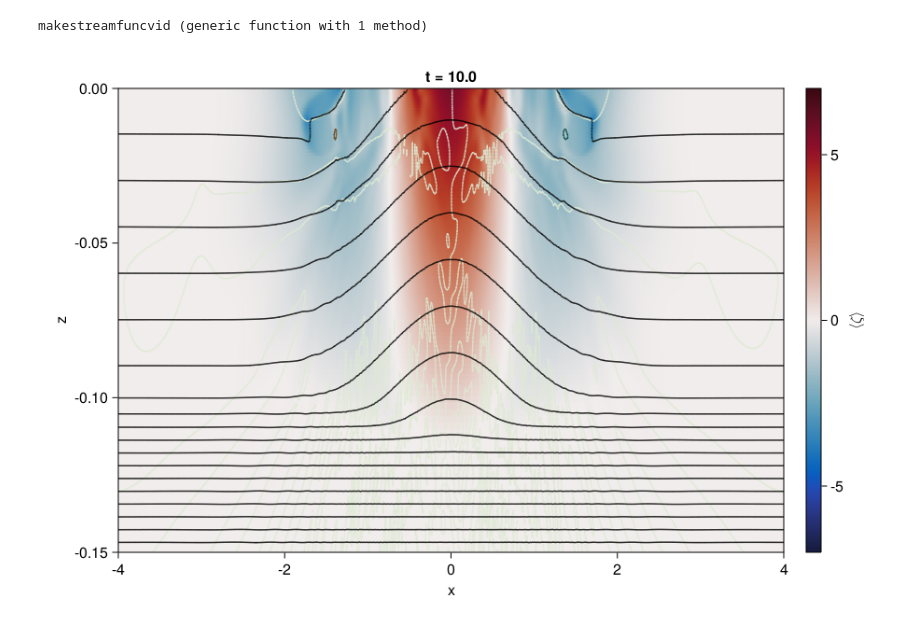
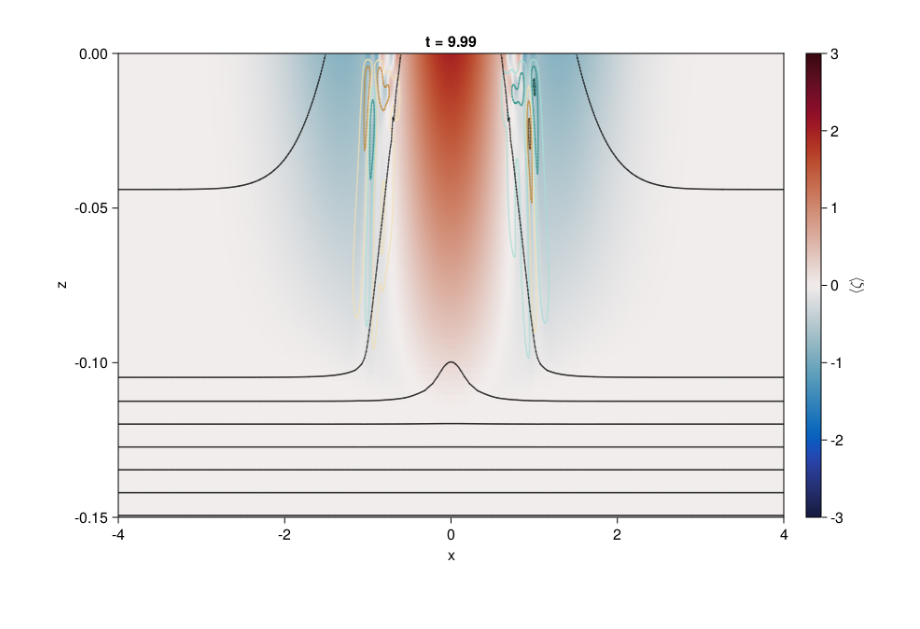
Before and after one commit to erin-atkinson/filament-instability, a Jupyter notebook: DefaultVideo.ipynb, the cells around one changed output. Drawn from its saved outputs; the diff is of its cells as text; code cells hidden in the pictures.

```diff
--- a/DefaultVideo.ipynb
+++ b/DefaultVideo.ipynb
@@ -9,6 +11,7 @@ using ZipFile
 runname = "default"
 @inline function makestreamfuncvid(runname)
     foldername = "../scratch/filament-instability/$runname"
+    qRifilename = "qRi.jld2"
     filename = "down_front_mean.jld2"
     frames, grid = jldopen("$foldername/$filename") do file
         keys(file["timeseries/t"]), file["serialized/grid"]
@@ -26,11 +29,11 @@ runname = "default"
         bᶜᶜᶠ = cumsum(wᶜᶜᶠ .* Δx; dims=1)
         aᶜᶜᶜ = (circshift(aᶠᶜᶜ, (-1, 0)) .+ aᶠᶜᶜ) / 2
         bᶜᶜᶜ = (bᶜᶜᶠ[:, 1:end-1] .+ bᶜᶜᶠ[:, 2:end]) ./ 2
-        return aᶜᶜᶜ .+ bᶜᶜᶜ
+        return -aᶜᶜᶜ .+ bᶜᶜᶜ
     end
 
     file = jldopen("$foldername/$filename")
-
+    #qRifile = jldopen("$foldername/$qRifilename")
 
     n = Observable(101)
 
@@ -44,47 +47,46 @@ runname = "default"
     w = @lift file["timeseries/w_dfm/$($frame)"][:, 1, :]
 
     b = @lift file["timeseries/b_dfm/$($frame)"][:, 1, :]
+    σ=3
+    # Get the secondary cirulation streamfunction
+    ψ = @lift imfilter(ψᶜᶜᶜ($u, $w, xᶜᵃᵃ, xᶠᵃᵃ, zᵃᵃᶜ, zᵃᵃᶠ), gaussian((σ, 0), (4σ+1, 5)), "circular")
+    # Vorticity
 
-    # Get the secondary cirulation streamfunction
-    ψ = @lift ψᶜᶜᶜ($u, $w, xᶜᵃᵃ, xᶠᵃᵃ, zᵃᵃᶜ, zᵃᵃᶠ)
-    # Vorticity
-    σ=3
     ζ = @lift imfilter((circshift($v, (-1, 0)) .- circshift($v, (1, 0))) / (xᶜᵃᵃ[2] - xᶜᵃᵃ[1]), gaussian((σ, 0), (4σ+1, 5)), "circular")
 
+    #q = @lift imfilter(qRifile["timeseries/q/$($frame)"][:, 1, :], gaussian((σ, 0), (4σ+1, 5)), "circular")
+    #invRi = @lift imfilter(qRifile["timeseries/invRi/$($frame)"][:, 1, :], gaussian((σ, 0), (4σ+1, 5)), "circular")
     title = @lift "t = $(round(ts[$n]; digits=2))"
 
     axis_kwargs = (; xlabel="x", ylabel="z", title, limits=(-4, 4, -0.15, 0))
 
     fig = Figure(resolution=(900, 600))
     ax = Axis(fig[1, 1]; axis_kwargs...)
 
-    ht = heatmap!(ax, xᶜᵃᵃ, zᵃᵃᶜ, ζ; colormap=:balance, colorrange=(-7, 7))
-    contour!(ax, xᶜᵃᵃ, zᵃᵃᶜ, ψ; colormap=:BrBG_10, levels=range(-0.004, 0.004, 15), alpha=0.6, linewidth=1.5)
-    contour!(ax, xᶜᵃᵃ, zᵃᵃᶜ, b; color=(:black, 0.5), levels=range(-300, -100, 30), linewidth=1.5)
+    ht = heatmap!(ax, xᶜᵃᵃ, zᵃᵃᶜ, ζ; colormap=:balance, colorrange=(-3, 3))
+    contour!(ax, xᶜᵃᵃ, zᵃᵃᶜ, ψ; colormap=:BrBG_10, levels=range(-0.0002, 0.0002, 16), alpha=0.6, linewidth=1.5)
+    contour!(ax, xᶜᵃᵃ, zᵃᵃᶜ, b; color=(:black, 0.5), levels=range(-100, -10, 30), linewidth=1.5)
+    #contour!(ax, xᶜᵃᵃ, zᵃᵃᶠ, invRi; color=:blue, levels=[1/0.95])
+    #contour!(ax, xᶜᵃᵃ, zᵃᵃᶜ, q; color=:red, levels=[0])
     Colorbar(fig[1, 2], ht, label=L"\langle ζ \rangle")
 
     vidfoldername = "output/videos/$runname/streamfunction"
     !ispath(vidfoldername) && mkpath(vidfoldername)
     w = ZipFile.Writer("$vidfoldername.zip");
     for i in 101:length(frames)
-        n[] = i
+        n[] = 1100
+        break
         zipfile = ZipFile.addfile(w, "$(lpad(i, 4, '0')).png");
         save("$vidfoldername/$(lpad(i, 4, '0')).png", fig)
         open(r -> write(zipfile, r), "$vidfoldername/$(lpad(i, 4, '0')).png")
         close(zipfile)
         rm("$vidfoldername/$(lpad(i, 4, '0')).png")
     end
     close(file)
     rm("$vidfoldername")
     close(w)
     fig
 end
+makestreamfuncvid("EII1")
 # %% [output]
-makestreamfuncvid (generic function with 1 method)
+[figure, added]
-# %%
-makestreamfuncvid("VaryingRi01")
-makestreamfuncvid("VaryingRi025")
-makestreamfuncvid("VaryingRi06")
-makestreamfuncvid("VaryingRi1")
-# %% [output]
-[figure, removed]
```
Also changed, not shown: parts of 2 cells of this notebook, 8 other files.
